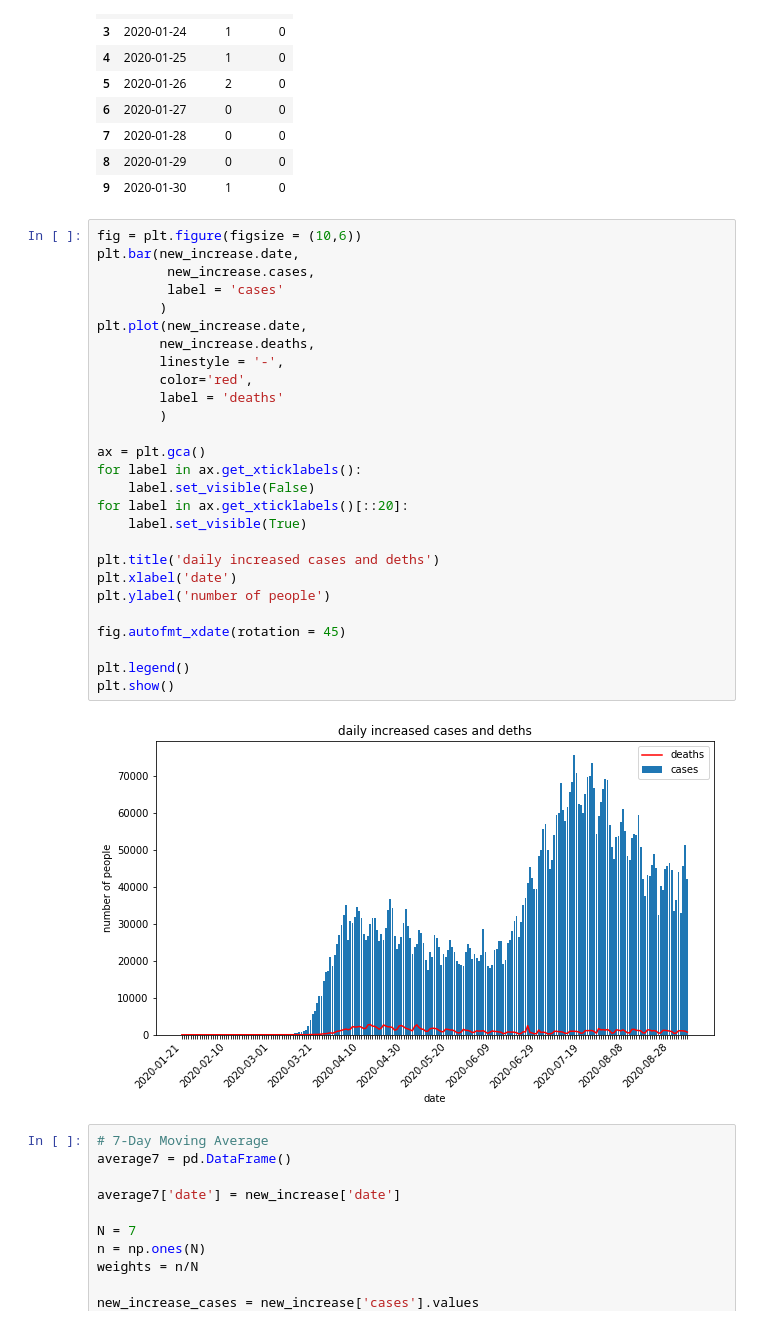
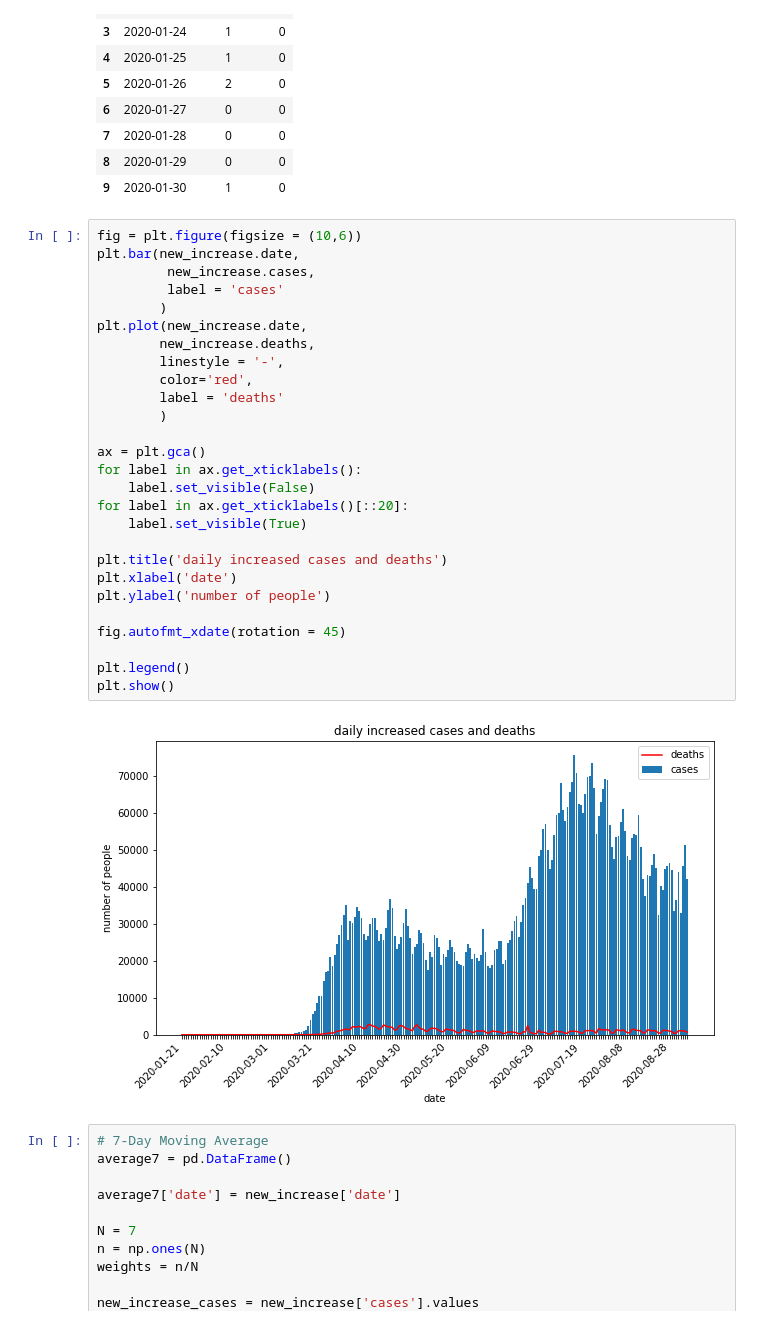
Before and after one commit to trainsn/CSE_5544, a Jupyter notebook: lab1/lab1_covid_analysis.ipynb, the cells around one changed output. Saved outputs shown, nothing was run; the diff lists cells and outputs as text.

```diff
--- a/lab1/lab1_covid_analysis.ipynb
+++ b/lab1/lab1_covid_analysis.ipynb
@@ -76,32 +76,32 @@ new_increase.head(10)
 # %%
 fig = plt.figure(figsize = (10,6))
 plt.bar(new_increase.date,
          new_increase.cases,
          label = 'cases'
         )
 plt.plot(new_increase.date,
         new_increase.deaths,
         linestyle = '-',
         color='red',
         label = 'deaths'
         )
 
 ax = plt.gca()
 for label in ax.get_xticklabels():
     label.set_visible(False)
 for label in ax.get_xticklabels()[::20]:
     label.set_visible(True)
 
-plt.title('daily increased cases and deths')
+plt.title('daily increased cases and deaths')
 plt.xlabel('date')
 plt.ylabel('number of people')
 
 fig.autofmt_xdate(rotation = 45)
 
 plt.legend()
 plt.show()
 # %% [output]
-[figure, old version]
+[figure, new version]
 # %%
 # 7-Day Moving Average
 average7 = pd.DataFrame()
```
Also changed, not shown: parts of 13 cells of this notebook.
